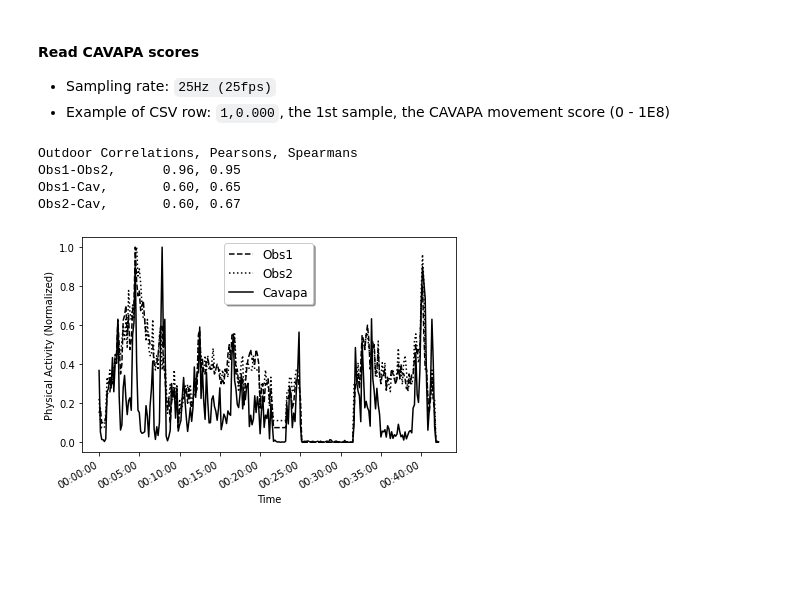
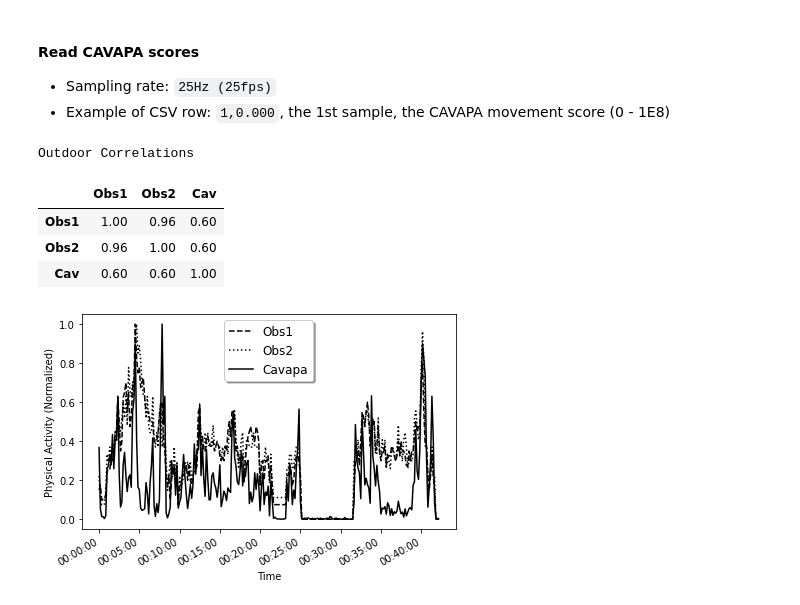
Before and after one commit to gregruthenbeck/cavapa-data, a Jupyter notebook: cavapa_data_jupyter_notebook.ipynb, the cells around one changed output. Cells and saved outputs as stored; diff of their text form; code cells hidden in the pictures; blank space fills up the shorter version.

```diff
--- a/cavapa_data_jupyter_notebook.ipynb
+++ b/cavapa_data_jupyter_notebook.ipynb
@@ -146,21 +146,24 @@ kilpCavData = downSample(getScoresFromTimeLevels(
 # %%
 kilpData = {
 	'Obs1': kilpObs1Data,
 	'Obs2': kilpObs2Data,
 	'Cav': kilpCavData
 }
 kilpData = trimToSameLen(kilpData)
 writeDictToCSV('output/kilp.csv', 'CAVAPA JYU. Greg Ruthenbeck. 40min @0.1Hz (10s intervals).', kilpData)
 
-print('Outdoor Correlations, Pearsons, Spearmans')
-printCorrelation({ k: kilpData[k] for k in ['Obs1', 'Obs2'] })
-printCorrelation({ k: kilpData[k] for k in ['Obs1', 'Cav'] })
-printCorrelation({ k: kilpData[k] for k in ['Obs2', 'Cav'] })
+# print('Outdoor Correlations, Pearsons, Spearmans')
+# printCorrelation({ k: kilpData[k] for k in ['Obs1', 'Obs2'] })
+
+print('Outdoor Correlations')
+kilpCorr = pd.DataFrame.from_dict(kilpData).corr()
+kilpCorr.style.format("{:.2f}")
 # %% [output]
-Outdoor Correlations, Pearsons, Spearmans
-Obs1-Obs2,      0.96, 0.95
-Obs1-Cav,       0.60, 0.65
-Obs2-Cav,       0.60, 0.67
+Outdoor Correlations
+|  | Obs1 | Obs2 | Cav |
+| Obs1 | 1.00 | 0.96 | 0.60 |
+| Obs2 | 0.96 | 1.00 | 0.60 |
+| Cav | 0.60 | 0.60 | 1.00 |
 # %%
 import matplotlib.pyplot as plt
 import matplotlib.dates as mdates
```
Also changed, not shown: parts of 1 cell of this notebook.
